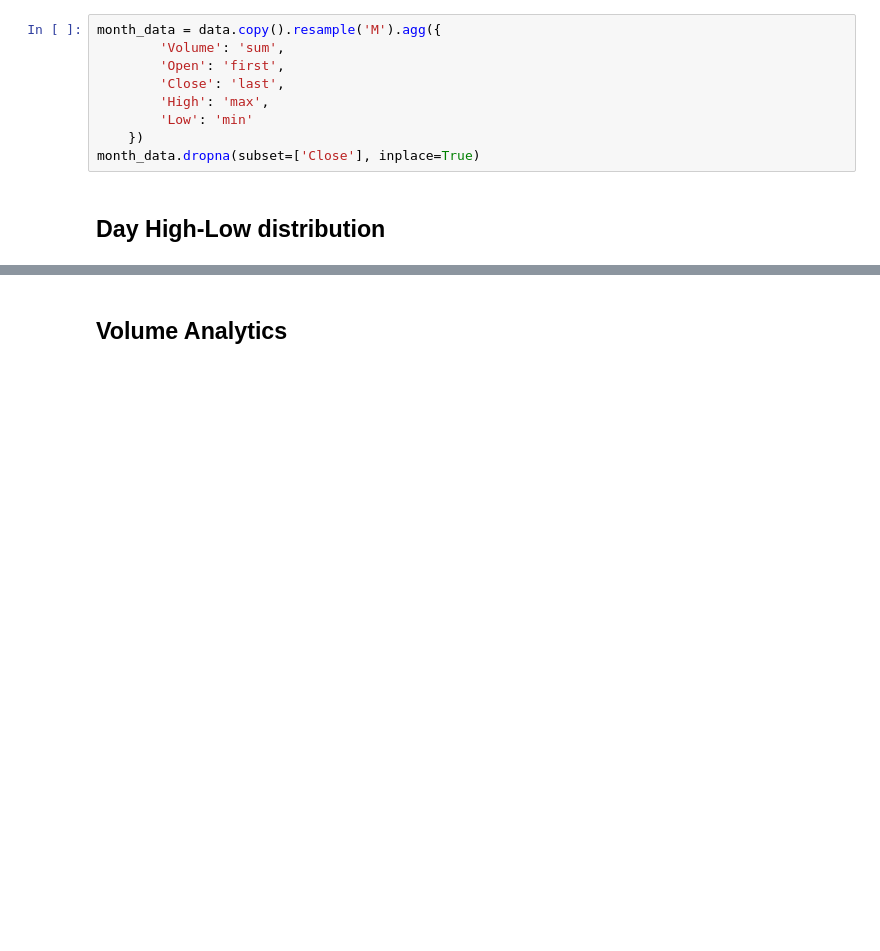
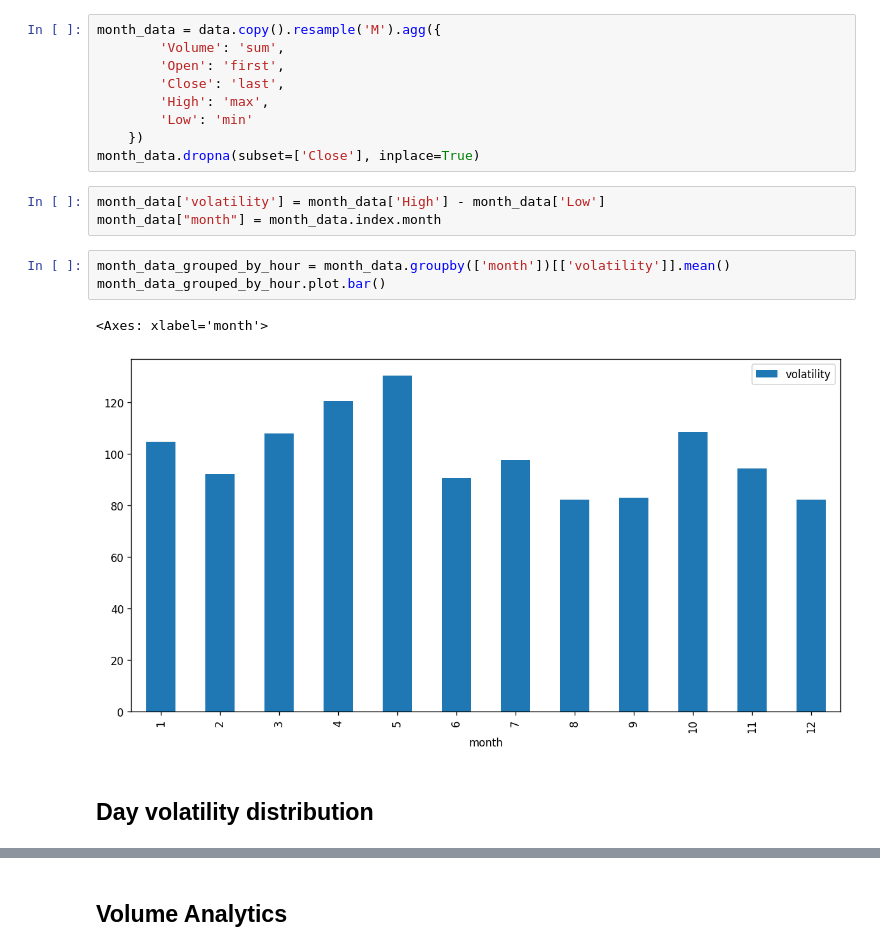
Before and after one commit to zuongthaotn/phantich-chungkhoan, a Jupyter notebook: VN30F1M/Distribution_by_time.ipynb, the cells around one changed output, grey strips where cells are left out. Saved outputs shown, nothing was run; the diff lists cells and outputs as text; blank space fills up the shorter version.

```diff
--- a/VN30F1M/Distribution_by_time.ipynb
+++ b/VN30F1M/Distribution_by_time.ipynb
@@ -74,5 +78,14 @@ month_data = data.copy().resample('M').agg({
         'Low': 'min'
     })
 month_data.dropna(subset=['Close'], inplace=True)
+# %%
+month_data['volatility'] = month_data['High'] - month_data['Low']
+month_data["month"] = month_data.index.month
+# %%
+month_data_grouped_by_hour = month_data.groupby(['month'])[['volatility']].mean()
+month_data_grouped_by_hour.plot.bar()
+# %% [output]
+<Axes: xlabel='month'>
+[figure, added]
 # %% [markdown]
-## Day High-Low distribution
+## Day volatility distribution
```
Also changed, not shown: parts of 14 cells of this notebook, 20 other files.
